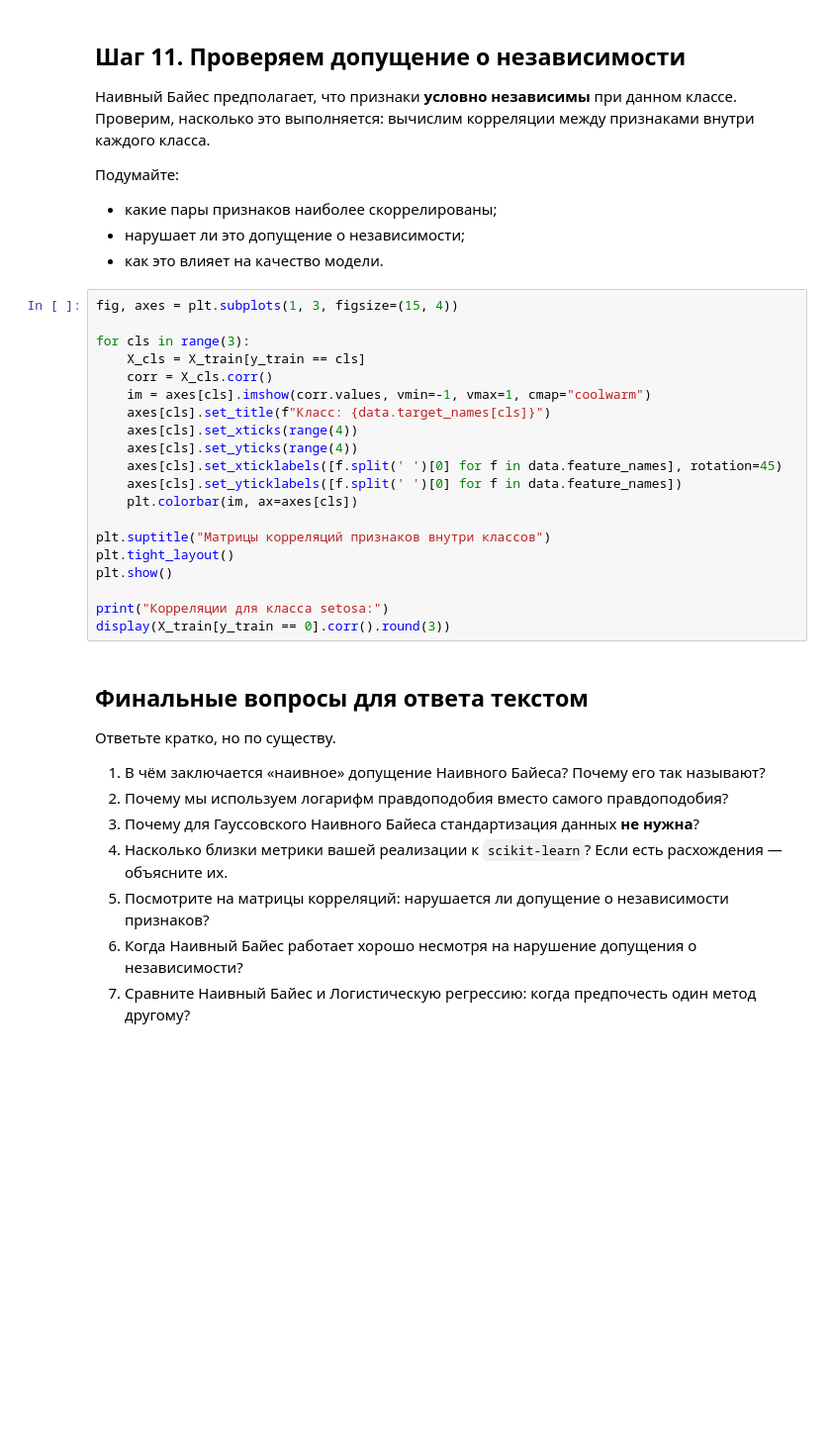
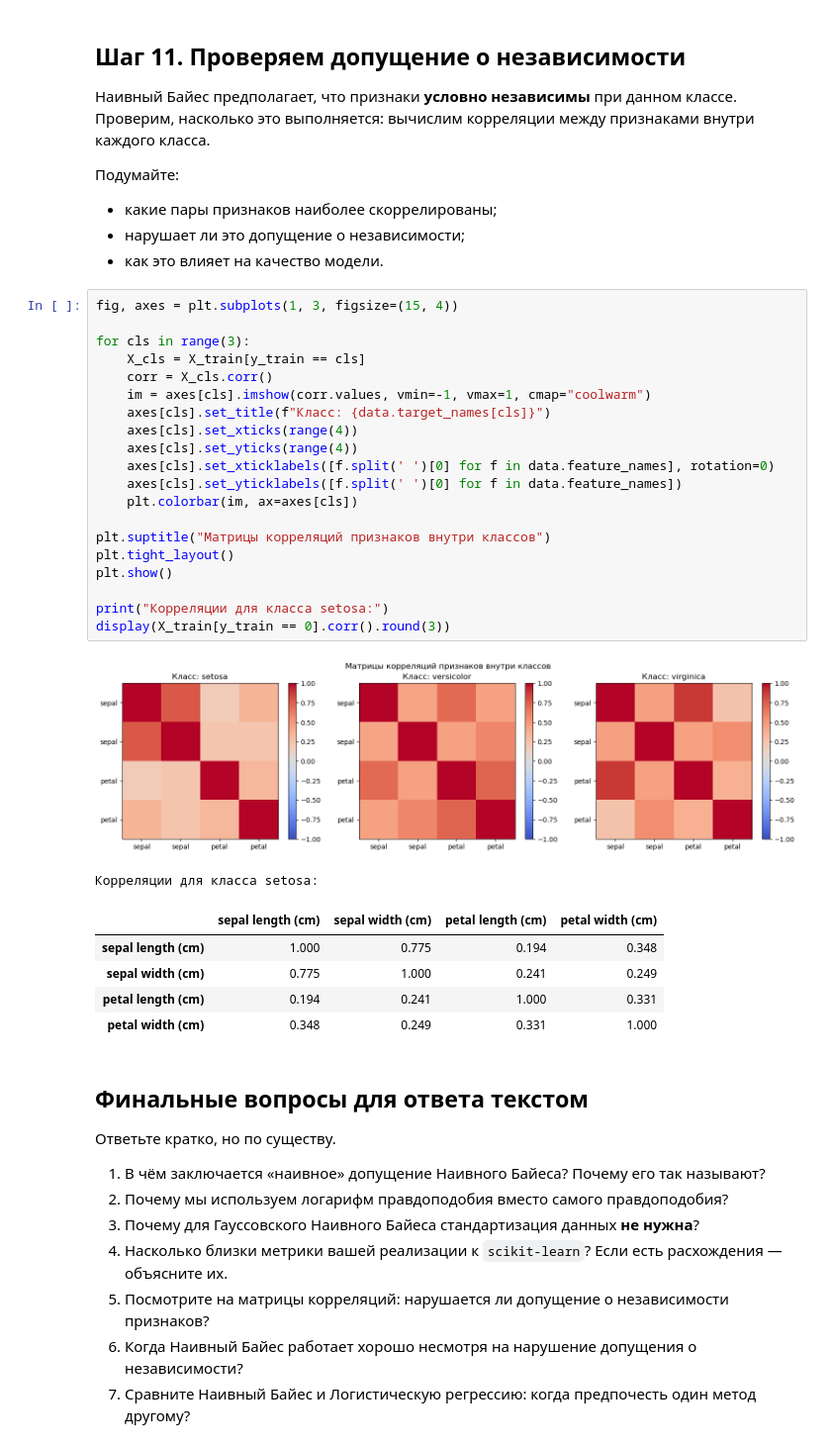
Before and after one commit to isachagit/ML_Homework, a Jupyter notebook: hw06_NaiveBayes/naive_bayes_practice_student.ipynb, the cells around one changed output. Shown at 99% size. Cells and saved outputs as stored; diff of their text form; blank space fills up the shorter version.

```diff
--- a/hw06_NaiveBayes/naive_bayes_practice_student.ipynb
+++ b/hw06_NaiveBayes/naive_bayes_practice_student.ipynb
@@ -557,23 +575,31 @@ display(pd.DataFrame(sk_model.theta_, columns=data.feature_names, index=data.tar
 # %%
 fig, axes = plt.subplots(1, 3, figsize=(15, 4))
 
 for cls in range(3):
     X_cls = X_train[y_train == cls]
     corr = X_cls.corr()
     im = axes[cls].imshow(corr.values, vmin=-1, vmax=1, cmap="coolwarm")
     axes[cls].set_title(f"Класс: {data.target_names[cls]}")
     axes[cls].set_xticks(range(4))
     axes[cls].set_yticks(range(4))
-    axes[cls].set_xticklabels([f.split(' ')[0] for f in data.feature_names], rotation=45)
+    axes[cls].set_xticklabels([f.split(' ')[0] for f in data.feature_names], rotation=0)
     axes[cls].set_yticklabels([f.split(' ')[0] for f in data.feature_names])
     plt.colorbar(im, ax=axes[cls])
 
 plt.suptitle("Матрицы корреляций признаков внутри классов")
 plt.tight_layout()
 plt.show()
 
 print("Корреляции для класса setosa:")
 display(X_train[y_train == 0].corr().round(3))
+# %% [output]
+[figure, added]
+Корреляции для класса setosa:
+|  | sepal length (cm) | sepal width (cm) | petal length (cm) | petal width (cm) |
+| sepal length (cm) | 1.000 | 0.775 | 0.194 | 0.348 |
+| sepal width (cm) | 0.775 | 1.000 | 0.241 | 0.249 |
+| petal length (cm) | 0.194 | 0.241 | 1.000 | 0.331 |
+| petal width (cm) | 0.348 | 0.249 | 0.331 | 1.000 |
 # %% [markdown]
 ## Финальные вопросы для ответа текстом
 
```
Also changed, not shown: parts of 3 cells of this notebook.
